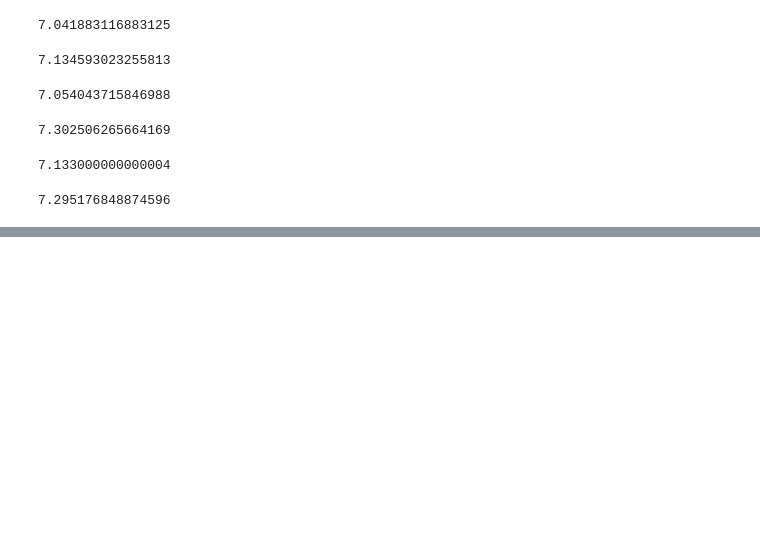
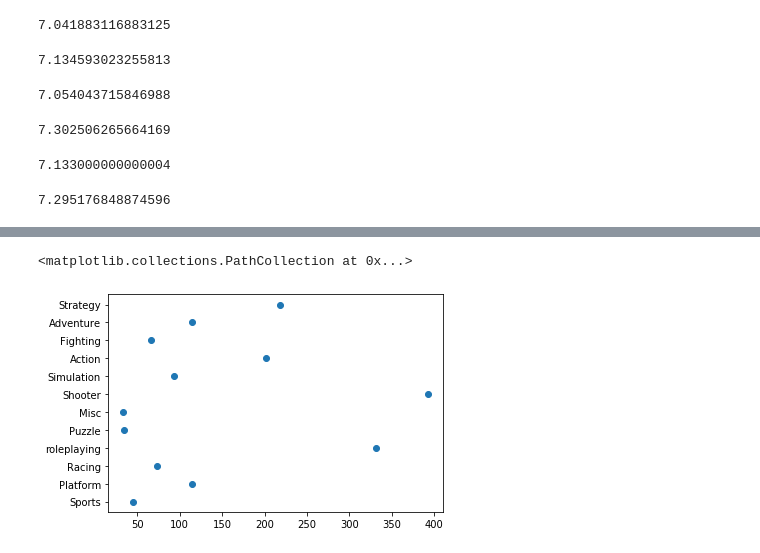
Before and after one commit to joseh4/projection_of_video_game_sales, a Jupyter notebook: joes-master.ipynb, the cells around one changed output, grey strips where cells are left out. Cells and saved outputs as stored; diff of their text form; code cells hidden in the pictures; blank space fills up the shorter version.

```diff
--- a/joes-master.ipynb
+++ b/joes-master.ipynb
@@ -314,0 +332,15 @@ model_2[model_2.User_Score.isna()]
+# %%
+def user_count_avg(df):
+    totals = []
+    for genre in genres:
+        series = df.loc[df['Genre']==genre]
+        total = series['User_Count'].astype(float).mean()
+        totals.append([total])
+    return totals
+# %%
+user_count = user_count_avg(north_am)
+# %%
+plt.scatter(x = user_count, y = genres)
+# %% [output]
+<matplotlib.collections.PathCollection at 0x...>
+[figure, added]
```
Also changed, not shown: parts of 17 cells of this notebook.
